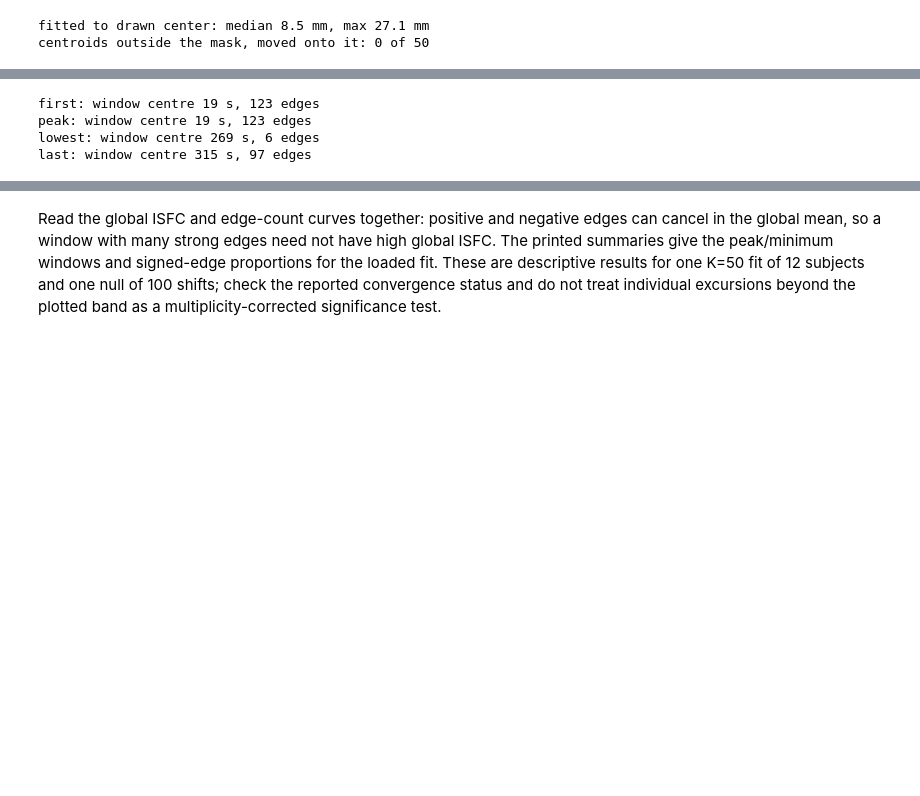
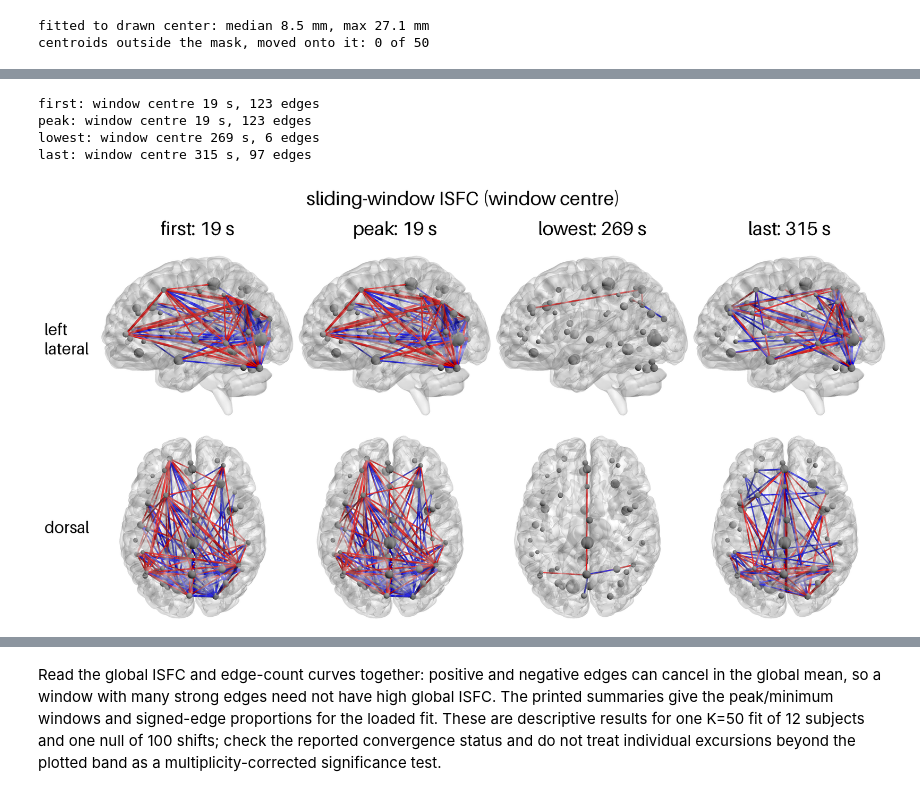
Before and after one commit to ContextLab/htfa, a Jupyter notebook: docs/tutorials/10_dynamic_isfc_animation.ipynb, the cells around one changed output, grey strips where cells are left out. Saved outputs shown, nothing was run; the diff lists cells and outputs as text; code cells hidden in the pictures; blank space fills up the shorter version.

```diff
--- a/docs/tutorials/10_dynamic_isfc_animation.ipynb
+++ b/docs/tutorials/10_dynamic_isfc_animation.ipynb
@@ -309,25 +313,27 @@ print(f"{n_edges[peak]:.0f} edges; image {panel.size[0]} x {panel.size[1]} pixel
 # %%
 picks = {"first": 0, "peak": peak, "lowest": trough, "last": len(D) - 1}
 grid = [
     [
         htfa.plot_network(centers, edge_scale * D[i], widths=widths, view=v, **style)
         for i in picks.values()
     ]
     for v in views
 ]
 brainnet.montage(
     grid,
     row_labels=["left\nlateral", "dorsal"],
     col_labels=[f"{name}: {t_mid[i]:.0f} s" for name, i in picks.items()],
     title="sliding-window ISFC (window centre)",
     cell_width=420,
     out=STATIC / "10_isfc_montage.png",
 )
 for name, i in picks.items():
     print(f"{name}: window centre {t_mid[i]:.0f} s, {n_edges[i]:.0f} edges")
+display(DisplayImage(data=(STATIC / "10_isfc_montage.png").read_bytes(), format="png"))
 # %% [output]
 first: window centre 19 s, 123 edges
 peak: window centre 19 s, 123 edges
 lowest: window centre 269 s, 6 edges
 last: window centre 315 s, 97 edges
+[figure, added]
 # %% [markdown]
```
Also changed, not shown: parts of 9 cells of this notebook, 49 other files.
